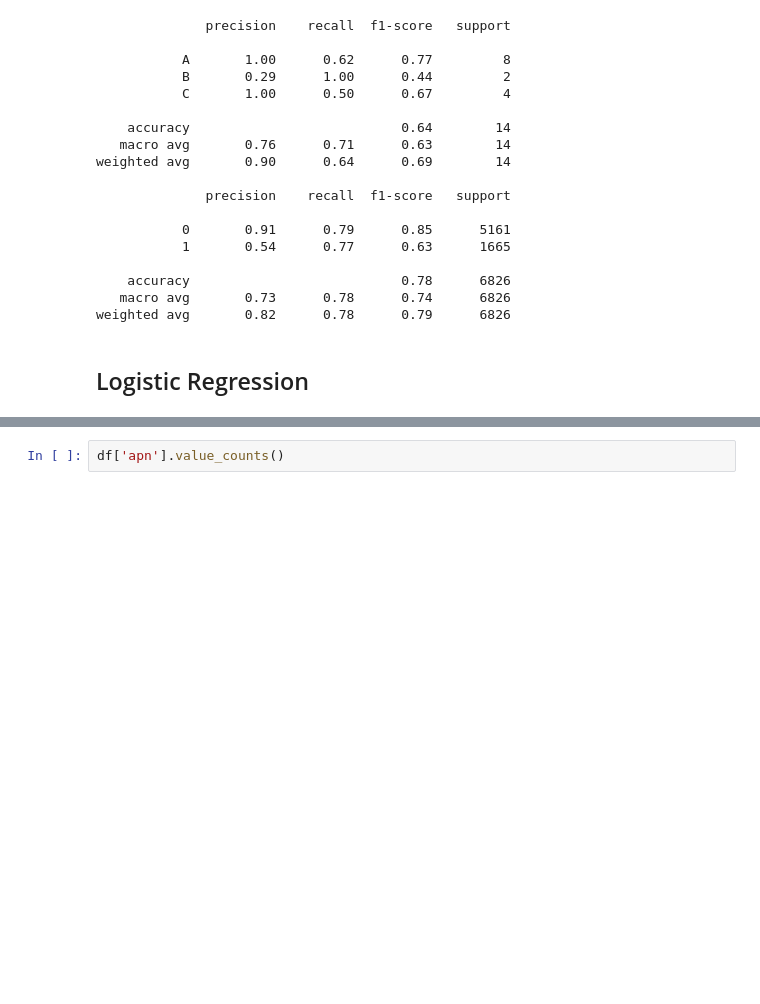
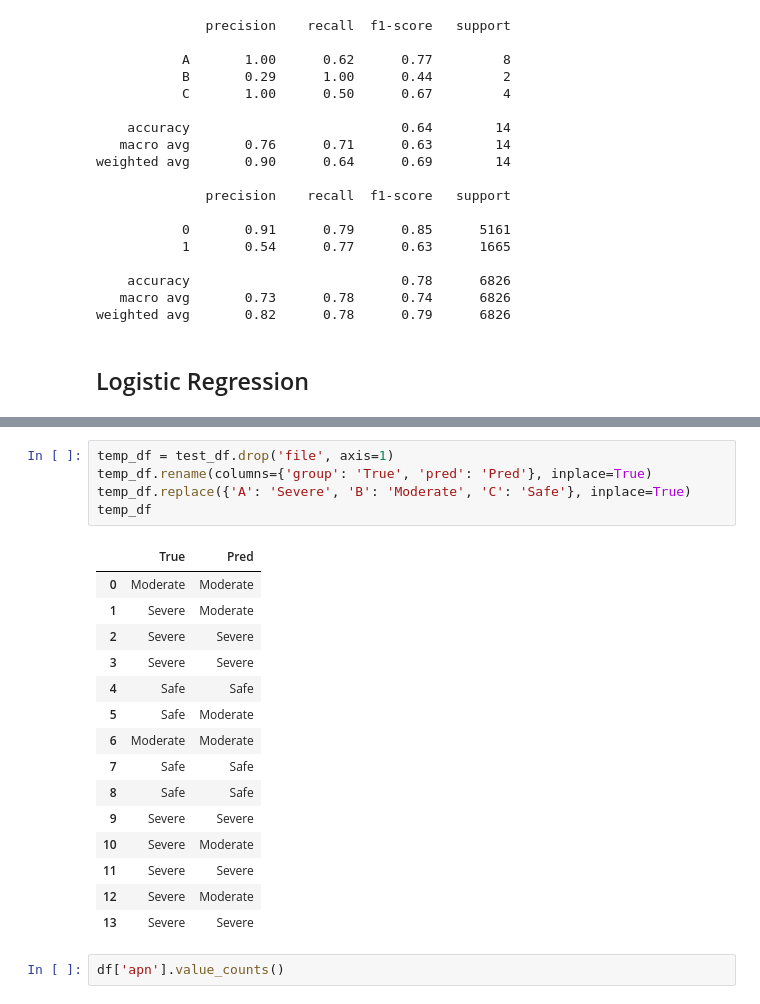
Before and after one commit to ChiQiao/Apnea-ECG, a Jupyter notebook: 8_Model_comparison.ipynb, the cells around one changed output, grey strips where cells are left out. Saved outputs shown, nothing was run; the diff lists cells and outputs as text; blank space fills up the shorter version.

```diff
--- a/8_Model_comparison.ipynb
+++ b/8_Model_comparison.ipynb
@@ -249,3 +292,24 @@ weighted avg       0.82      0.78      0.79      6826
+# %%
+temp_df = test_df.drop('file', axis=1)
+temp_df.rename(columns={'group': 'True', 'pred': 'Pred'}, inplace=True)
+temp_df.replace({'A': 'Severe', 'B': 'Moderate', 'C': 'Safe'}, inplace=True)
+temp_df
+# %% [output]
+|  | True | Pred |
+| 0 | Moderate | Moderate |
+| 1 | Severe | Moderate |
+| 2 | Severe | Severe |
+| 3 | Severe | Severe |
+| 4 | Safe | Safe |
+| 5 | Safe | Moderate |
+| 6 | Moderate | Moderate |
+| 7 | Safe | Safe |
+| 8 | Safe | Safe |
+| 9 | Severe | Severe |
+| 10 | Severe | Moderate |
+| 11 | Severe | Severe |
+| 12 | Severe | Moderate |
+| 13 | Severe | Severe |
 # %%
 df['apn'].value_counts()
 # %% [output]
```
Also changed, not shown: parts of 4 cells of this notebook, 3 other files.
